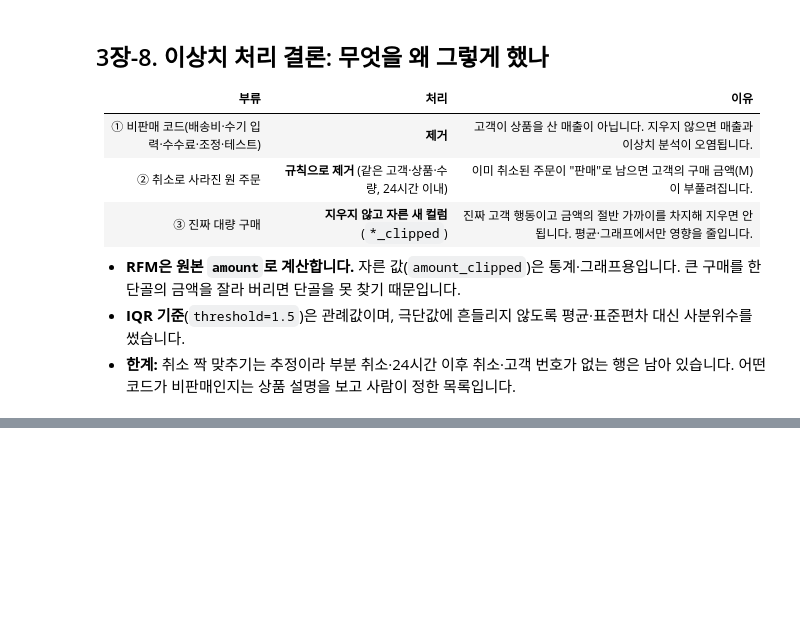
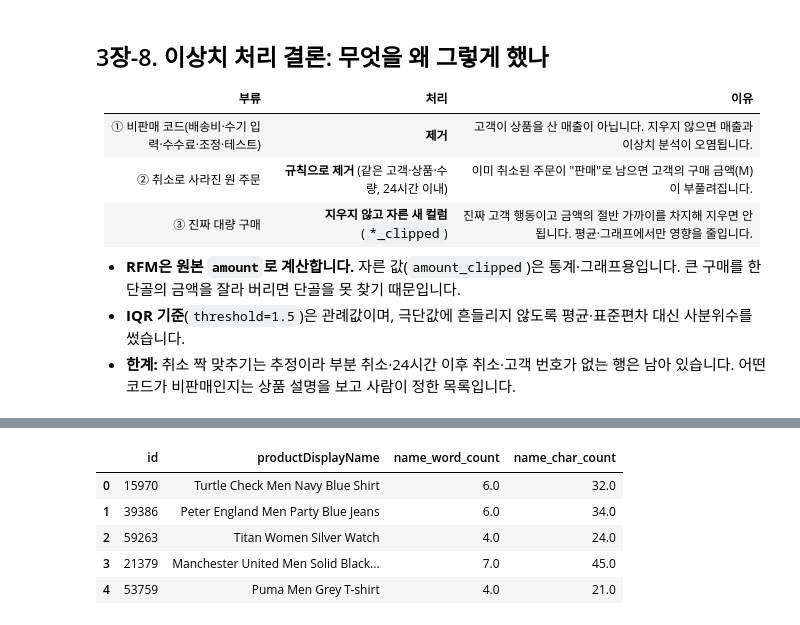
Before and after one commit to byungwoo2026/shopping-rfm-analysis_A1-1, a Jupyter notebook: notebooks/analysis_report.ipynb, the cells around one changed output, grey strips where cells are left out. Saved outputs shown, nothing was run; the diff lists cells and outputs as text; code cells hidden in the pictures; blank space fills up the shorter version.

```diff
--- a/notebooks/analysis_report.ipynb
+++ b/notebooks/analysis_report.ipynb
@@ -1019,0 +1041,13 @@ plt.show()
+# %%
+import numpy as np
+import matplotlib.pyplot as plt
+
+fashion_analyzer.add_text_features("productDisplayName", prefix="name")
+fashion_analyzer.df[["id", "productDisplayName", "name_word_count", "name_char_count"]].head()
+# %% [output]
+|  | id | productDisplayName | name_word_count | name_char_count |
+| 0 | 15970 | Turtle Check Men Navy Blue Shirt | 6.0 | 32.0 |
+| 1 | 39386 | Peter England Men Party Blue Jeans | 6.0 | 34.0 |
+| 2 | 59263 | Titan Women Silver Watch | 4.0 | 24.0 |
+| 3 | 21379 | Manchester United Men Solid Black... | 7.0 | 45.0 |
+| 4 | 53759 | Puma Men Grey T-shirt | 4.0 | 21.0 |
```
Also changed, not shown: parts of 19 cells of this notebook, 2 other files.
